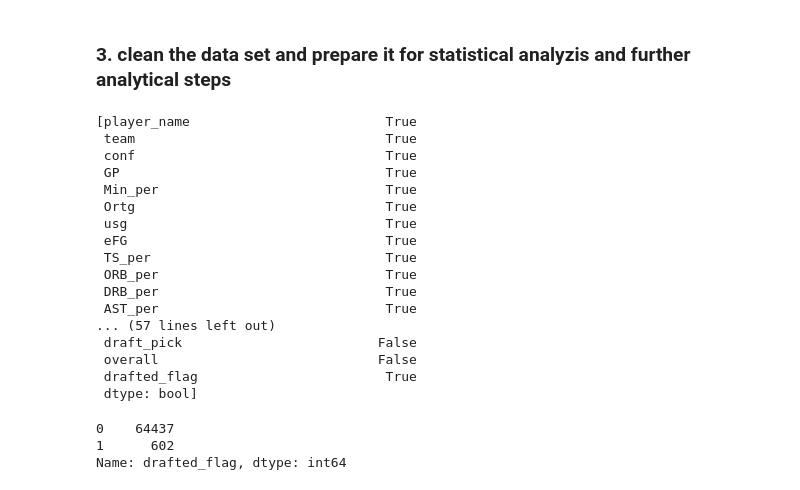
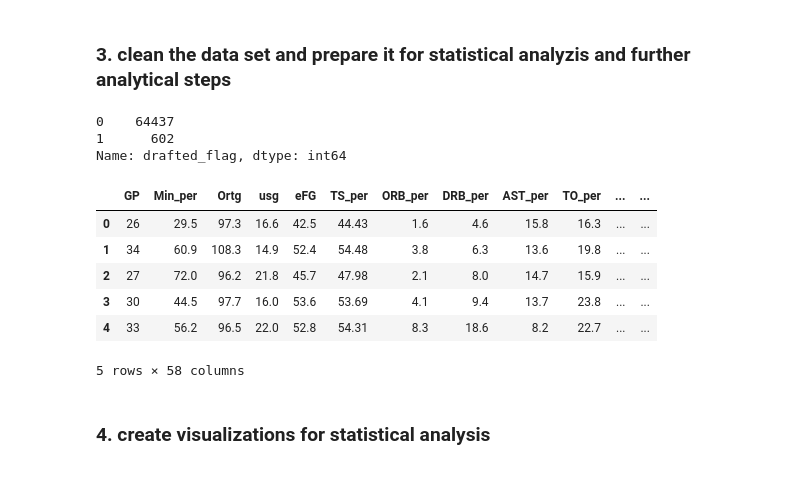
Before and after one commit to aczimermate/NBA-ML-project, a Jupyter notebook: EDA.ipynb, the cells around one changed output. Drawn from its saved outputs; the diff is of its cells as text; code cells hidden in the pictures.

```diff
--- a/EDA.ipynb
+++ b/EDA.ipynb
@@ -49,35 +50,43 @@ df = pd.merge(college,draft,how='left',on=['player_name','year'])
 True
 # %% [markdown]
 ### 3. clean the data set and prepare it for statistical analyzis and further analytical steps
-# %%
-[df.count() == 65039]
-# %% [output]
-[player_name                         True
- team                                True
- conf                                True
- GP                                  True
- Min_per                             True
- Ortg                                True
- usg                                 True
- eFG                                 True
- TS_per                              True
- ORB_per                             True
- DRB_per                             True
- AST_per                             True
-... (57 lines left out)
- draft_pick                         False
- overall                            False
- drafted_flag                        True
- dtype: bool]
 # %%
 # create a new column to identify the drafted players
 df['drafted_flag'] = (~df.overall.isnull())*1
+df.drafted_flag.value_counts()
+# %% [output]
+0    64437
+1      602
+Name: drafted_flag, dtype: int64
-# %%
-df.drafted_flag.value_counts()
-# %% [output]
-0    64437
-1      602
-Name: drafted_flag, dtype: int64
+# %%
+# check non integer columns and encode the categorical values
+df.select_dtypes(include=['int64','float']).head()
+
+#[df.dtypes == 'int64' or df.dtypes == 'float']
+# X = df[:][1:-5]
+# X
+
+#[df.count() == 65039]
+
+# Unnamed: 64
+# print(
+#     df['yr'].unique(),
+#     len(df['yr'].unique()),
+#     df['yr'].value_counts(),
+#     sep='\n'
+# )
+# pd.set_option('display.max_rows', None)
+# print(df['team'][df.year==2021].value_counts())
+# %% [output]
+|  | GP | Min_per | Ortg | usg | eFG | TS_per | ORB_per | DRB_per | AST_per | TO_per | ... | ... |
+| 0 | 26 | 29.5 | 97.3 | 16.6 | 42.5 | 44.43 | 1.6 | 4.6 | 15.8 | 16.3 | ... | ... |
+| 1 | 34 | 60.9 | 108.3 | 14.9 | 52.4 | 54.48 | 3.8 | 6.3 | 13.6 | 19.8 | ... | ... |
+| 2 | 27 | 72.0 | 96.2 | 21.8 | 45.7 | 47.98 | 2.1 | 8.0 | 14.7 | 15.9 | ... | ... |
+| 3 | 30 | 44.5 | 97.7 | 16.0 | 53.6 | 53.69 | 4.1 | 9.4 | 13.7 | 23.8 | ... | ... |
+| 4 | 33 | 56.2 | 96.5 | 22.0 | 52.8 | 54.31 | 8.3 | 18.6 | 8.2 | 22.7 | ... | ... |
+5 rows × 58 columns
+# %% [markdown]
+### 4. create visualizations for statistical analysis
 # %%
 df.describe()
 # %% [output]
```
Also changed, not shown: parts of 7 cells of this notebook, 2 other files.
